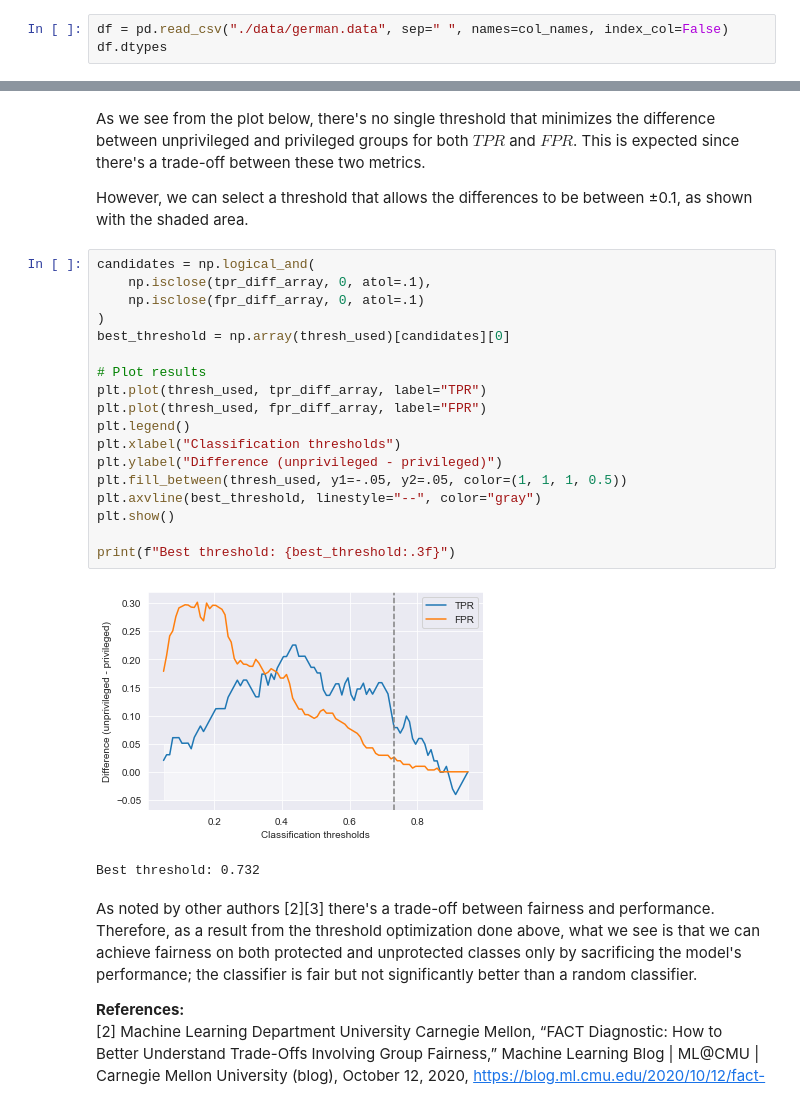
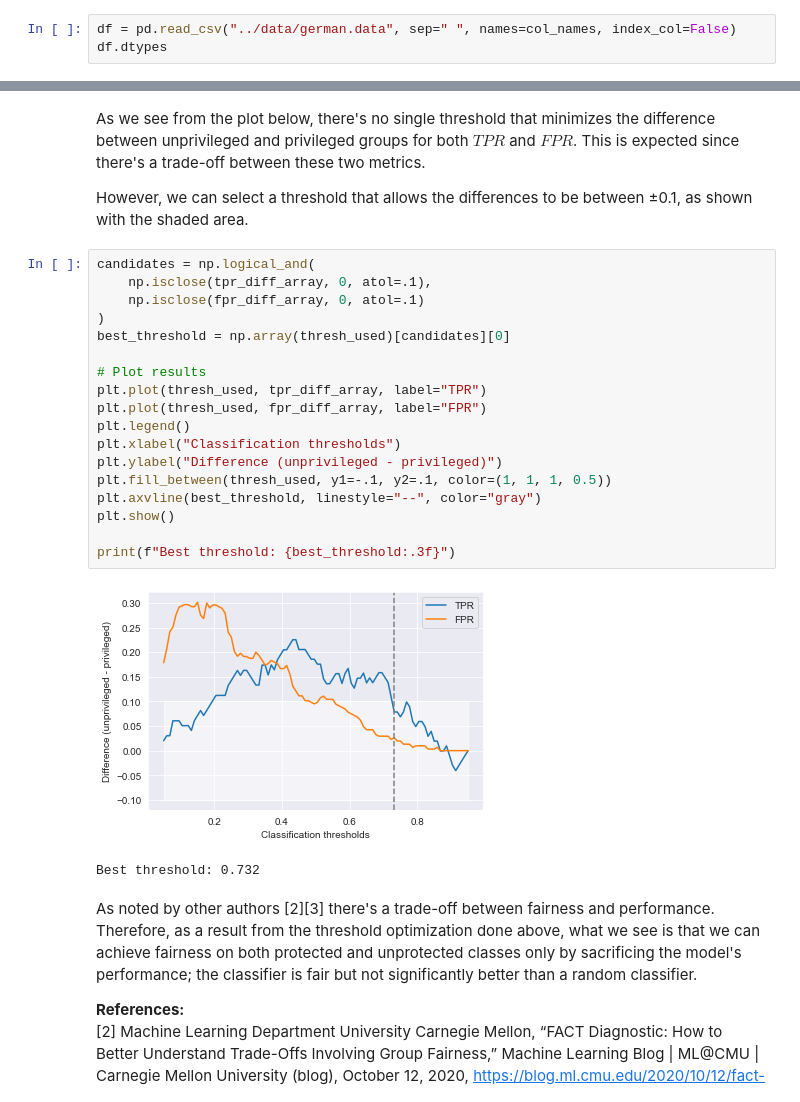
Before and after one commit to mclarac/ml-production, a Jupyter notebook: notebooks/i4-fairness.ipynb, the cells around one changed output, grey strips where cells are left out. Drawn from its saved outputs; the diff is of its cells as text.

```diff
--- a/notebooks/i4-fairness.ipynb
+++ b/notebooks/i4-fairness.ipynb
@@ -37,7 +37,7 @@ col_names = [
     "default"
 ]
 # %%
-df = pd.read_csv("./data/german.data", sep=" ", names=col_names, index_col=False)
+df = pd.read_csv("../data/german.data", sep=" ", names=col_names, index_col=False)
 df.dtypes
 # %% [output]
 status              object
@@ -682,23 +699,23 @@ However, we can select a threshold that allows the differences to be between ±0
 # %%
 candidates = np.logical_and(
     np.isclose(tpr_diff_array, 0, atol=.1),
     np.isclose(fpr_diff_array, 0, atol=.1)
 )
 best_threshold = np.array(thresh_used)[candidates][0]
 
 # Plot results
 plt.plot(thresh_used, tpr_diff_array, label="TPR")
 plt.plot(thresh_used, fpr_diff_array, label="FPR")
 plt.legend()
 plt.xlabel("Classification thresholds")
 plt.ylabel("Difference (unprivileged - privileged)")
-plt.fill_between(thresh_used, y1=-.05, y2=.05, color=(1, 1, 1, 0.5))
+plt.fill_between(thresh_used, y1=-.1, y2=.1, color=(1, 1, 1, 0.5))
 plt.axvline(best_threshold, linestyle="--", color="gray")
 plt.show()
 
 print(f"Best threshold: {best_threshold:.3f}")
 # %% [output]
-[figure, old version]
+[figure, new version]
 Best threshold: 0.732
 # %% [markdown]
 As noted by other authors [2][3] there's a trade-off between fairness and performance. Therefore, as a result from the threshold optimization done above, what we see is that we can achieve fairness on both protected and unprotected classes only by sacrificing the model's performance; the classifier is fair but not significantly better than a random classifier.
```
Also changed, not shown: parts of 9 cells of this notebook.
